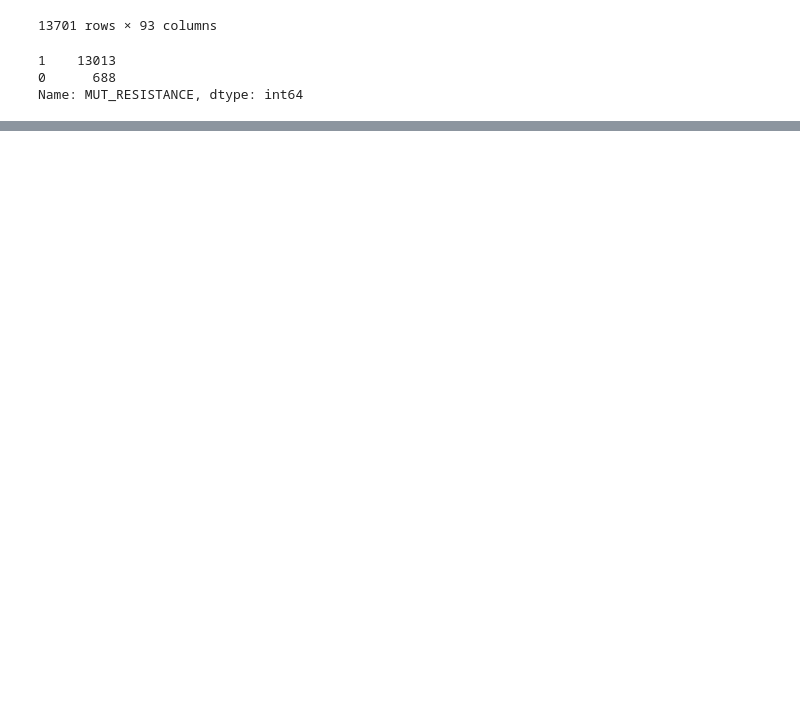
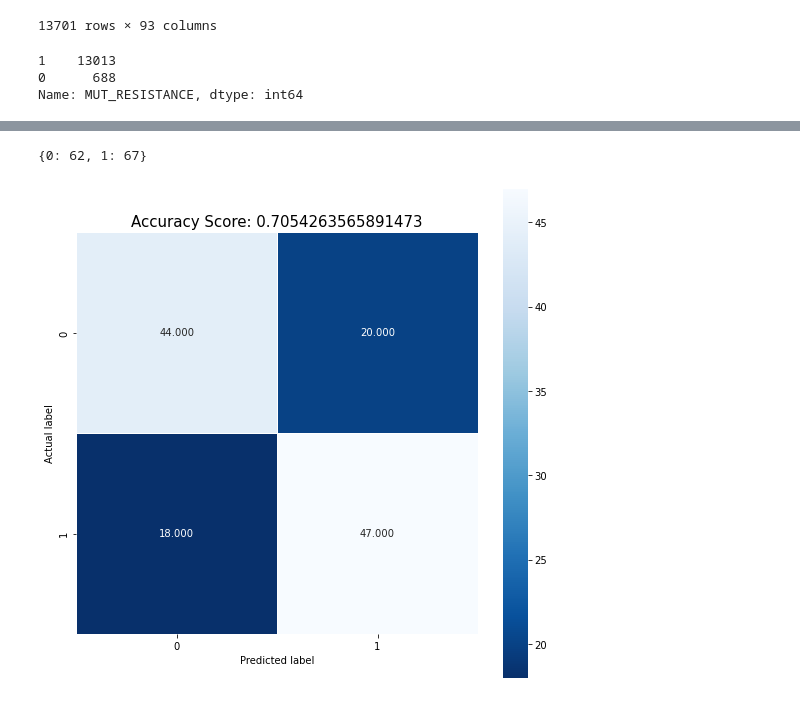
Before and after one commit to fowler-lab/Inh_resistance, a Jupyter notebook: CRyPTIC_KatG.ipynb, the cells around one changed output, grey strips where cells are left out. Saved outputs shown, nothing was run; the diff lists cells and outputs as text; code cells hidden in the pictures; blank space fills up the shorter version.

```diff
--- a/CRyPTIC_KatG.ipynb
+++ b/CRyPTIC_KatG.ipynb
@@ -575,0 +611,2 @@ Dylan tried 4 dif algorithms, called them direct and indirect method, random for
+# %%
+unique_KatG_mutations = KatG_ML_data.drop_duplicates(subset='MUTATION', keep = 'first')
@@ -575,0 +702,5 @@ Dylan tried 4 dif algorithms, called them direct and indirect method, random for
+# %%
+logistic_regression(unique_KatG_mutations)
+# %% [output]
+{0: 62, 1: 67}
+[figure, added]
```
Also changed, not shown: parts of 31 cells of this notebook.
